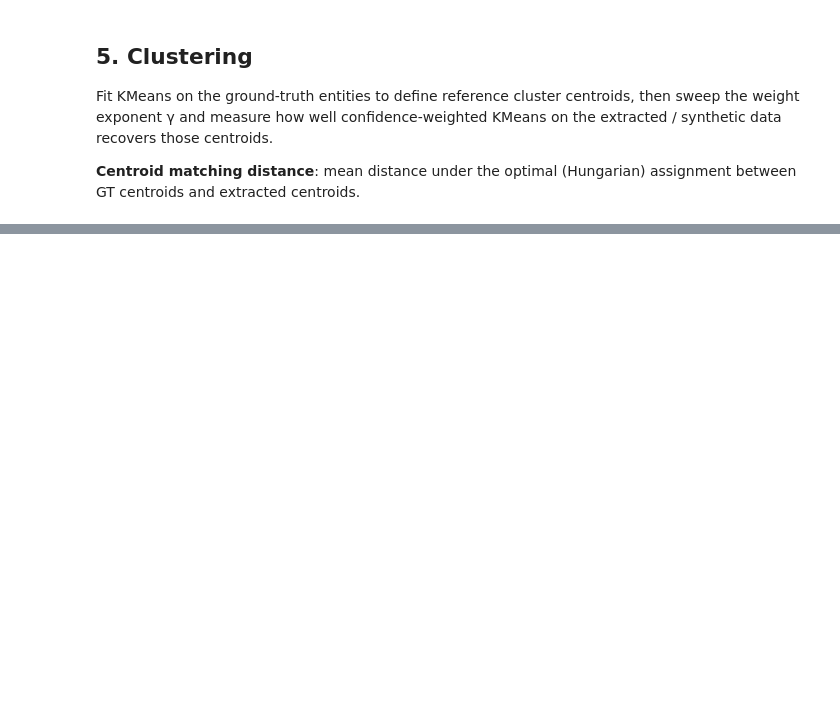
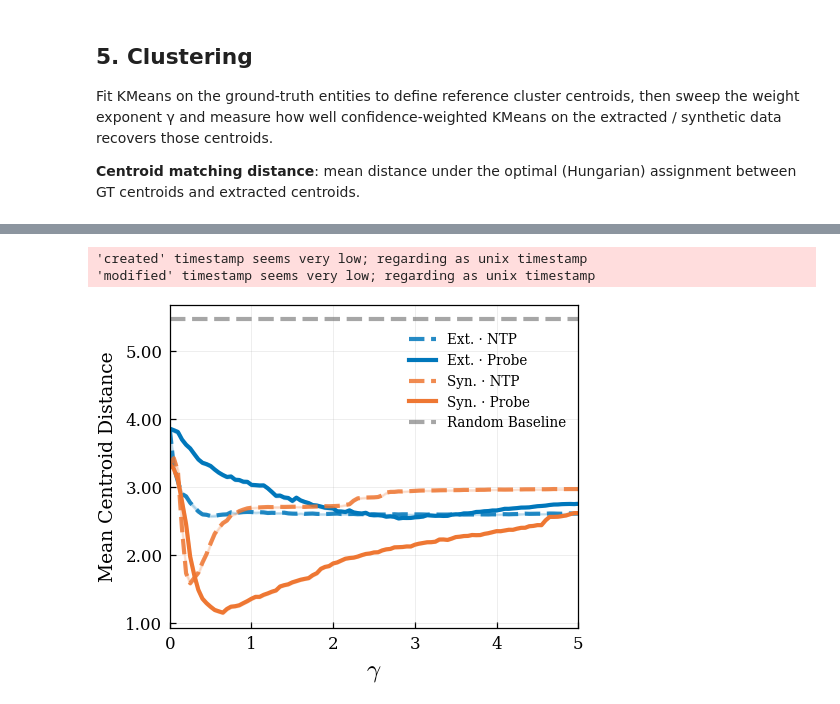
Before and after one commit to kevinqnb/scholarlm, a Jupyter notebook: analysis/clustering.ipynb, the cells around one changed output, grey strips where cells are left out. Saved outputs shown, nothing was run; the diff lists cells and outputs as text; code cells hidden in the pictures; blank space fills up the shorter version.

Commit message:
Complete clustering analysis with figures.

```diff
--- a/analysis/clustering.ipynb
+++ b/analysis/clustering.ipynb
@@ -326,16 +432,0 @@ plt.show()
-# %%
-gamma_vals = np.linspace(1.0, 10.0, 101)
-
-_sweep_configs = {
-    'ext_ntp':   (X_ext, ext_ntp_probs),
-    'ext_probe': (X_ext, ext_probe_probs),
-    'syn_ntp':   (X_syn, syn_ntp_probs),
-    'syn_probe': (X_syn, syn_probe_probs),
-}
-distances = {k: np.empty(len(gamma_vals)) for k in _sweep_configs}
-
-for i, gamma in enumerate(gamma_vals):
-    for key, (X, probs) in _sweep_configs.items():
-        km = KMeans(n_clusters=N_CLUSTERS, random_state=42, n_init='auto')
-        km.fit(X, sample_weight=probs ** gamma)
-        distances[key][i] = centroid_matching_distance(gt_centers, km.cluster_centers_)
@@ -369,0 +461,56 @@ plt.show()
+# %%
+# Compute baseline, distance of randomly chosen centers to the ground truth
+baseline = random_baseline_distance(X_gt, N_CLUSTERS, gt_centers, metric='euclidean', n_trials=100000, rng=42)
+# %%
+_STYLE = {
+    'ext_ntp':   dict(color='#0077BB', ls='--', lw=2.0, alpha=0.85,
+                      label='Ext. · NTP'),
+    'ext_probe': dict(color='#0077BB', ls='-',  lw=2.0,
+                      label='Ext. · Probe'),
+    'syn_ntp':   dict(color='#EE7733', ls='--', lw=2.0, alpha=0.85,
+                      label='Syn. · NTP'),
+    'syn_probe': dict(color='#EE7733', ls='-',  lw=2.0,
+                      label='Syn. · Probe'),
+}
+
+fig, ax = plt.subplots(figsize=(3.5, 2.8))
+
+for key, style in _STYLE.items():
+    # Plot the mean line
+    ax.plot(gamma_vals, avg_distances[key], **style)
+    # Optional: Plot the shaded error region (standard error)
+
+    ax.fill_between(
+        gamma_vals,
+        avg_distances[key] - std_distances[key],
+        avg_distances[key] + std_distances[key],
+        color=style['color'],
+        alpha=0.2
+    )
+
+ax.axhline(
+    y=baseline[0],
+    color='grey',
+    linestyle='--',
+    linewidth=2.0,
+    alpha=0.7,
+    label='Random Baseline'
+)
+ax.grid(alpha=0.25, linestyle='-', linewidth=0.4)
+ax.set_xlabel('$\\gamma$', fontsize = 12)
+ax.set_ylabel('Mean Centroid Distance')
+ax.set_xlim(gamma_vals[0], gamma_vals[-1])
+ax.legend(fontsize=6.5, loc='upper right', bbox_to_anchor=(1.0, 0.95))
+ax.yaxis.set_major_formatter(mpl.ticker.FormatStrFormatter('%.2f'))
+fig.tight_layout()
+
+fig.savefig(
+     FIGURES_DIR / f'center_dist_ext_{EXTRACTION_MODEL}_judge_{JUDGE_MODEL}.pdf',
+     bbox_inches='tight', dpi = 200
+)
+
+plt.show()
+# %% [output]
+'created' timestamp seems very low; regarding as unix timestamp
+'modified' timestamp seems very low; regarding as unix timestamp
+[figure, added]
```
Also changed, not shown: parts of 18 cells of this notebook, 7 other files.
